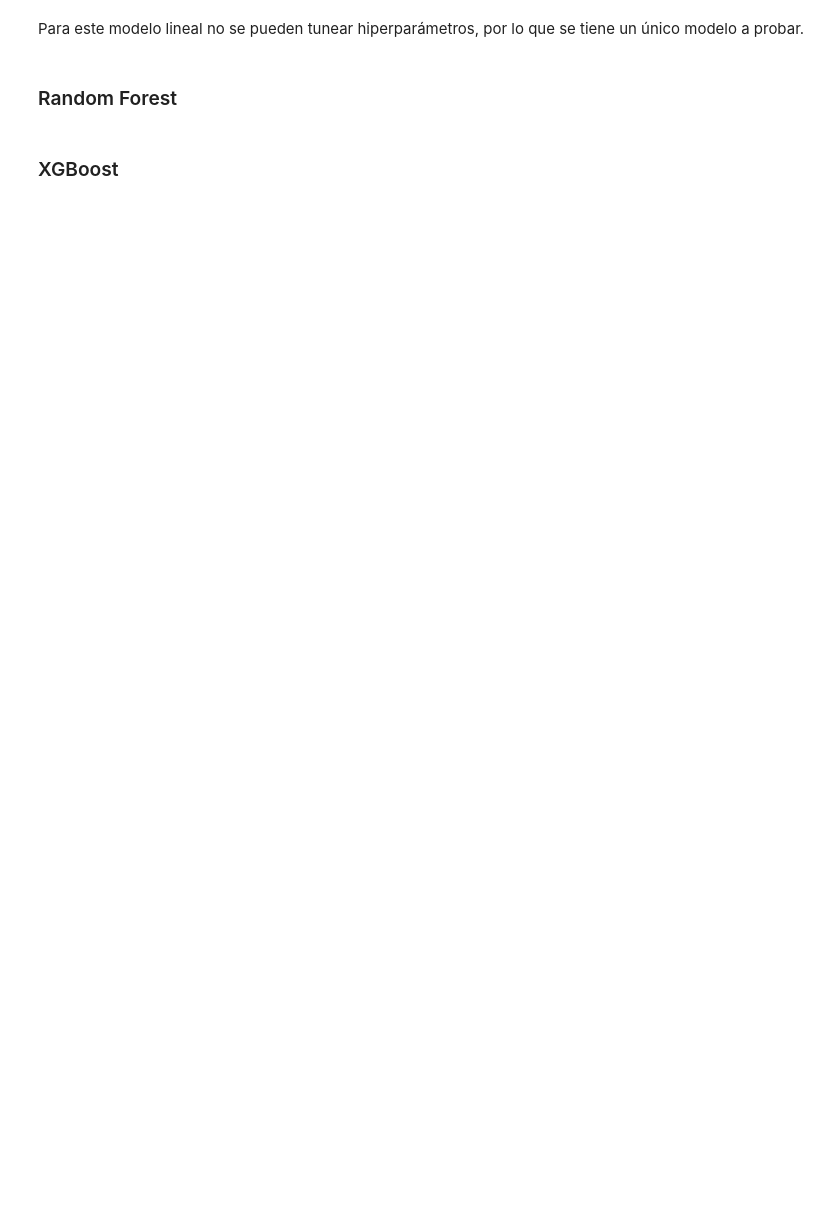
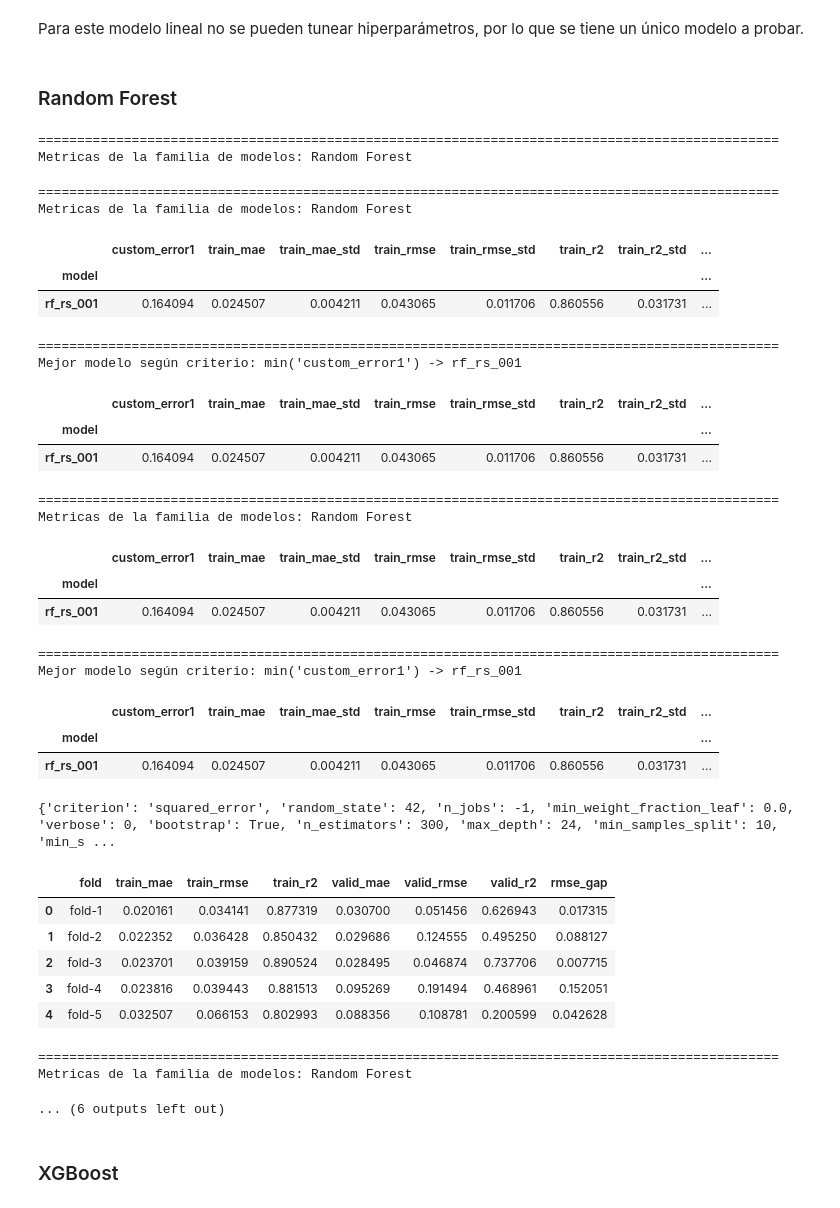
Before and after one commit to epiblasfunds/options-pricing, a Jupyter notebook: models.ipynb, the cells around one changed output. Drawn from its saved outputs; the diff is of its cells as text; code cells hidden in the pictures; blank space fills up the shorter version.

```diff
--- a/models.ipynb
+++ b/models.ipynb
@@ -795,33 +1164,70 @@ for model_i_name, model_i_params in tqdm(
         )
         model_i_folds_metrics.append((fold_name, fold_metrics))
 
         training_registry[f"{model_i_name}_{fold_name}"] = {
             "model": rf_model,
             "best_iteration": None,
             "best_score": np.nan,
             "metrics": fold_metrics,
             "y_valid_true": y_valid_fold.tolist(),
             "y_valid_pred": y_valid_fold_pred.tolist(),
         }
 
     metrics = calculate_metrics_across_folds([m for _, m in model_i_folds_metrics])
     family_models_metrics_table = add_model_metrics_row(
         metrics,
         model_name=model_i_name,
         metrics_table=family_models_metrics_table,
     )
 
 print("\n" + "=" * 95)
 print(f"Metricas de la familia de modelos: {RANDOM_FOREST_CONFIG['family_name']}")
 display(family_models_metrics_table.head(15))
 print("=" * 95)
 
 best_model_rf = select_best_model_from_metrics_table(
     family_models_metrics_table,
     model_params_registry,
     training_registry,
     family_name=RANDOM_FOREST_CONFIG["family_name"],
+    selection_config=MODEL_SELECTION_CONFIG_CUSTOM_ERROR_1,
 )
+
+rf_best_name = str(best_model_rf.index[0])
+rf_best_params = model_params_registry[rf_best_name].copy()
+# %% [output]
+===============================================================================================
+Metricas de la familia de modelos: Random Forest
+===============================================================================================
+Metricas de la familia de modelos: Random Forest
+|  | custom_error1 | train_mae | train_mae_std | train_rmse | train_rmse_std | train_r2 | train_r2_std | ... |
+| model |  |  |  |  |  |  |  | ... |
+| rf_rs_001 | 0.164094 | 0.024507 | 0.004211 | 0.043065 | 0.011706 | 0.860556 | 0.031731 | ... |
+===============================================================================================
+Mejor modelo según criterio: min('custom_error1') -> rf_rs_001
+|  | custom_error1 | train_mae | train_mae_std | train_rmse | train_rmse_std | train_r2 | train_r2_std | ... |
+| model |  |  |  |  |  |  |  | ... |
+| rf_rs_001 | 0.164094 | 0.024507 | 0.004211 | 0.043065 | 0.011706 | 0.860556 | 0.031731 | ... |
+===============================================================================================
+Metricas de la familia de modelos: Random Forest
+|  | custom_error1 | train_mae | train_mae_std | train_rmse | train_rmse_std | train_r2 | train_r2_std | ... |
+| model |  |  |  |  |  |  |  | ... |
+| rf_rs_001 | 0.164094 | 0.024507 | 0.004211 | 0.043065 | 0.011706 | 0.860556 | 0.031731 | ... |
+===============================================================================================
+Mejor modelo según criterio: min('custom_error1') -> rf_rs_001
+|  | custom_error1 | train_mae | train_mae_std | train_rmse | train_rmse_std | train_r2 | train_r2_std | ... |
+| model |  |  |  |  |  |  |  | ... |
+| rf_rs_001 | 0.164094 | 0.024507 | 0.004211 | 0.043065 | 0.011706 | 0.860556 | 0.031731 | ... |
+{'criterion': 'squared_error', 'random_state': 42, 'n_jobs': -1, 'min_weight_fraction_leaf': 0.0, 'verbose': 0, 'bootstrap': True, 'n_estimators': 300, 'max_depth': 24, 'min_samples_split': 10, 'min_s ...
+|  | fold | train_mae | train_rmse | train_r2 | valid_mae | valid_rmse | valid_r2 | rmse_gap |
+| 0 | fold-1 | 0.020161 | 0.034141 | 0.877319 | 0.030700 | 0.051456 | 0.626943 | 0.017315 |
+| 1 | fold-2 | 0.022352 | 0.036428 | 0.850432 | 0.029686 | 0.124555 | 0.495250 | 0.088127 |
+| 2 | fold-3 | 0.023701 | 0.039159 | 0.890524 | 0.028495 | 0.046874 | 0.737706 | 0.007715 |
+| 3 | fold-4 | 0.023816 | 0.039443 | 0.881513 | 0.095269 | 0.191494 | 0.468961 | 0.152051 |
+| 4 | fold-5 | 0.032507 | 0.066153 | 0.802993 | 0.088356 | 0.108781 | 0.200599 | 0.042628 |
+===============================================================================================
+Metricas de la familia de modelos: Random Forest
+... (6 outputs left out)
 # %% [markdown]
 ### XGBoost
 # %%
```
Also changed, not shown: parts of 17 cells of this notebook.
